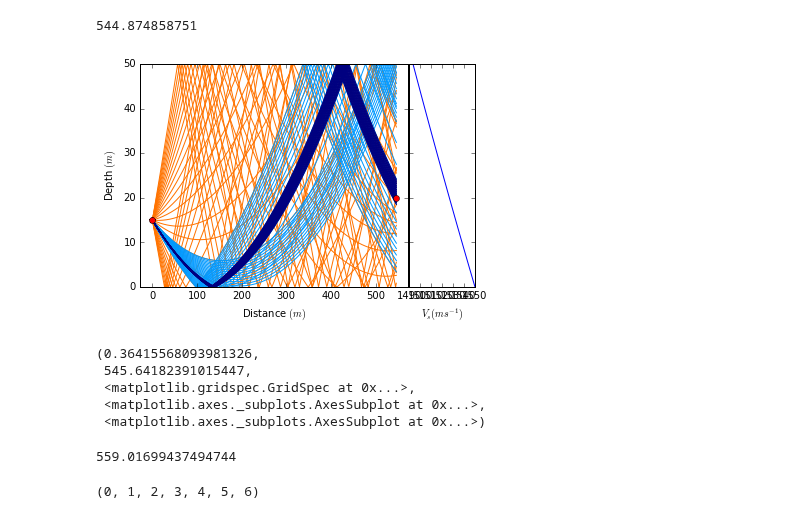
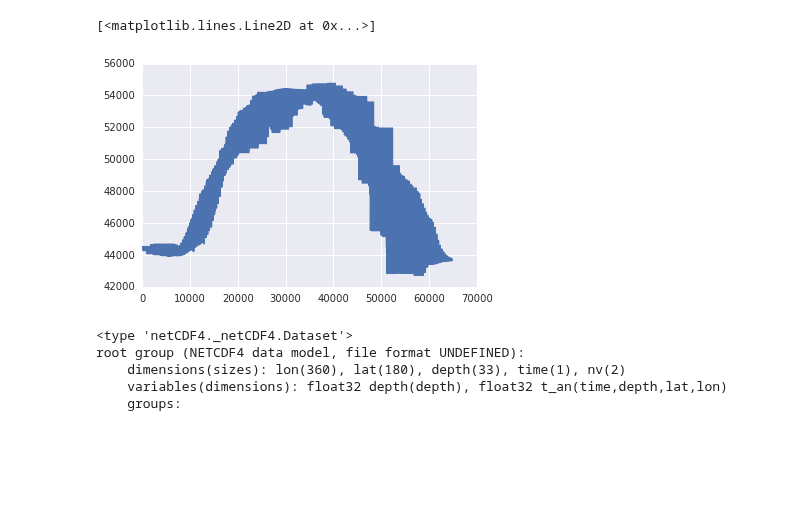
Before and after one commit to andrewbolster/aietes, a Jupyter notebook: scripts/notebooks/Untitled.ipynb, the cells around one changed output. Saved outputs shown, nothing was run; the diff lists cells and outputs as text; code cells hidden in the pictures; blank space fills up the shorter version.

```diff
--- a/scripts/notebooks/Untitled.ipynb
+++ b/scripts/notebooks/Untitled.ipynb
@@ -50,14 +32,0 @@ f,ax = plt.subplots()
-# %%
-UUV_time_delay(SSP="n_squared", graph=1, depth=depth, dist_calc=False)
-# %% [output]
-544.874858751
-[figure, removed]
-(0.36415568093981326,
- 545.64182391015447,
- <matplotlib.gridspec.GridSpec at 0x...>,
- <matplotlib.axes._subplots.AxesSubplot at 0x...>,
- <matplotlib.axes._subplots.AxesSubplot at 0x...>)
-# %%
-np.linalg.norm([250,500])
-# %% [output]
-559.01699437494744
@@ -68,4 +33,8 @@ x+=5,6
-# %%
-x
-# %% [output]
-(0, 1, 2, 3, 4, 5, 6)
+# %%
+import scipy.io as sio
+svp = sio.loadmat('/home/bolster/src/aietes/data/lev_ann.mat')['c']
+# %%
+plt.plot(svp[:,0])
+# %% [output]
+[<matplotlib.lines.Line2D at 0x...>]
+[figure, added]
@@ -71,0 +43,8 @@ x
+# %%
+netCDF4.Dataset('/home/bolster/Downloads/woa09/temperature_annual_1deg.nc')
+# %% [output]
+<type 'netCDF4._netCDF4.Dataset'>
+root group (NETCDF4 data model, file format UNDEFINED):
+    dimensions(sizes): lon(360), lat(180), depth(33), time(1), nv(2)
+    variables(dimensions): float32 depth(depth), float32 t_an(time,depth,lat,lon)
+    groups:
```
Also changed, not shown: parts of 12 cells of this notebook, 9 other files.
